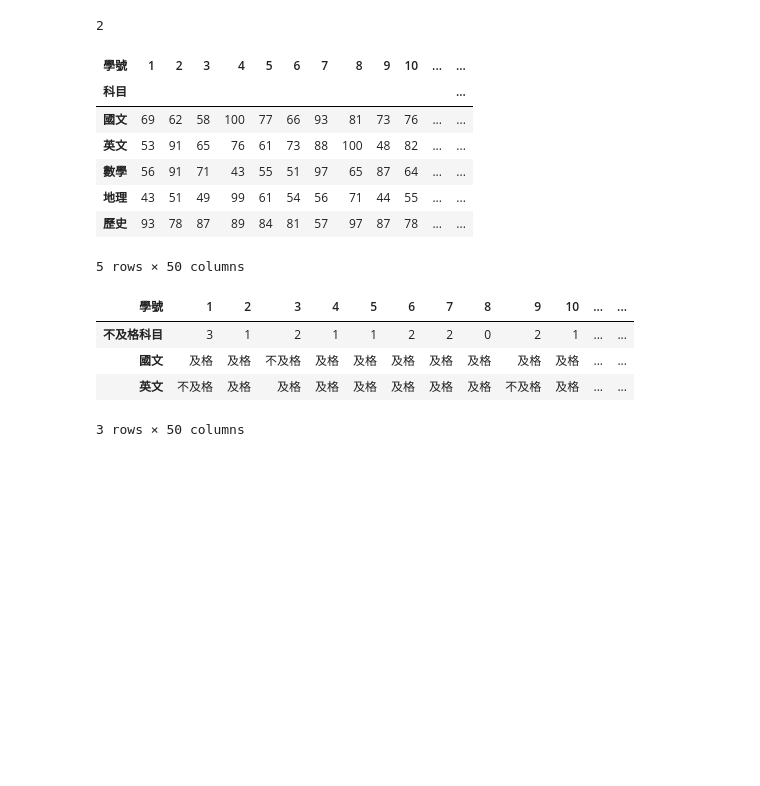
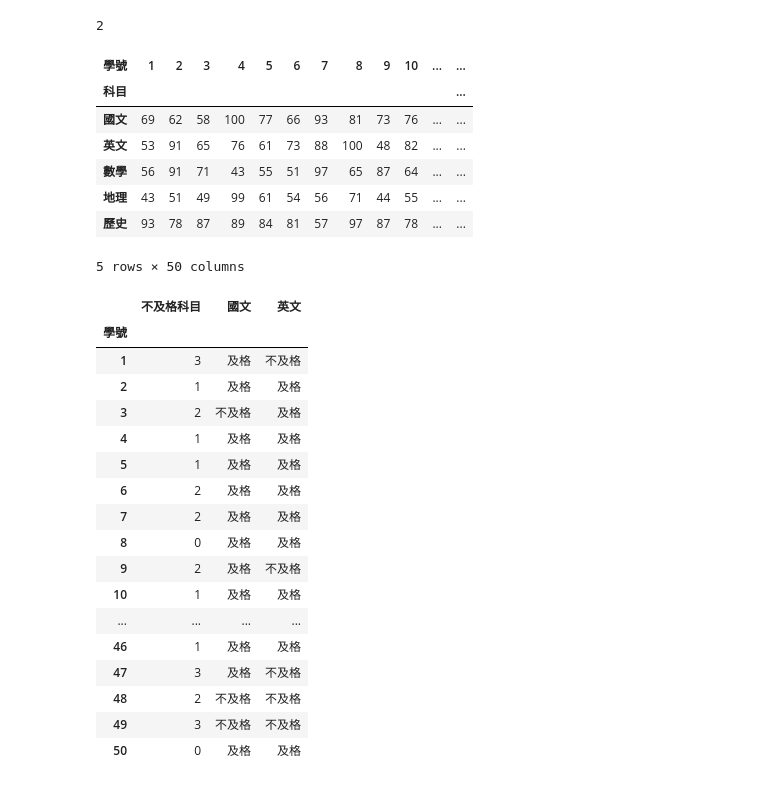
Before and after one commit to dearkelly/_112_python_chihlee_kelly, a Jupyter notebook: lesson16_1.ipynb, the cells around one changed output. Saved outputs shown, nothing was run; the diff lists cells and outputs as text; code cells hidden in the pictures; blank space fills up the shorter version.

```diff
--- a/lesson16_1.ipynb
+++ b/lesson16_1.ipynb
@@ -89,23 +89,36 @@ s1[s1<60].count()
 # %%
 def fun2(series:pd.Series) -> pd.Series:
     lessThen60 = series[series<60].count()
     chinese = "及格" if (series['國文'] >= 60) else "不及格"
     english = "及格" if (series['英文'] >= 60) else "不及格"
     return pd.Series([lessThen60,chinese,english],index=['不及格科目','國文','英文'])
 
 display(subject_df.T)
-subject_df.T.apply(fun2)
+subject_df.T.apply(fun2).T
 # %% [output]
 | 學號 | 1 | 2 | 3 | 4 | 5 | 6 | 7 | 8 | 9 | 10 | ... | ... |
 | 科目 |  |  |  |  |  |  |  |  |  |  |  | ... |
 | 國文 | 69 | 62 | 58 | 100 | 77 | 66 | 93 | 81 | 73 | 76 | ... | ... |
 | 英文 | 53 | 91 | 65 | 76 | 61 | 73 | 88 | 100 | 48 | 82 | ... | ... |
 | 數學 | 56 | 91 | 71 | 43 | 55 | 51 | 97 | 65 | 87 | 64 | ... | ... |
 | 地理 | 43 | 51 | 49 | 99 | 61 | 54 | 56 | 71 | 44 | 55 | ... | ... |
 | 歷史 | 93 | 78 | 87 | 89 | 84 | 81 | 57 | 97 | 87 | 78 | ... | ... |
 5 rows × 50 columns
-| 學號 | 1 | 2 | 3 | 4 | 5 | 6 | 7 | 8 | 9 | 10 | ... | ... |
-| 不及格科目 | 3 | 1 | 2 | 1 | 1 | 2 | 2 | 0 | 2 | 1 | ... | ... |
-| 國文 | 及格 | 及格 | 不及格 | 及格 | 及格 | 及格 | 及格 | 及格 | 及格 | 及格 | ... | ... |
-| 英文 | 不及格 | 及格 | 及格 | 及格 | 及格 | 及格 | 及格 | 及格 | 不及格 | 及格 | ... | ... |
+|  | 不及格科目 | 國文 | 英文 |
+| 學號 |  |  |  |
+| 1 | 3 | 及格 | 不及格 |
+| 2 | 1 | 及格 | 及格 |
+| 3 | 2 | 不及格 | 及格 |
+| 4 | 1 | 及格 | 及格 |
+| 5 | 1 | 及格 | 及格 |
+| 6 | 2 | 及格 | 及格 |
+| 7 | 2 | 及格 | 及格 |
+| 8 | 0 | 及格 | 及格 |
+| 9 | 2 | 及格 | 不及格 |
+| 10 | 1 | 及格 | 及格 |
+| ... | ... | ... | ... |
+| 46 | 1 | 及格 | 及格 |
+| 47 | 3 | 及格 | 不及格 |
+| 48 | 2 | 不及格 | 不及格 |
+| 49 | 3 | 不及格 | 不及格 |
+| 50 | 0 | 及格 | 及格 |
-3 rows × 50 columns
```
